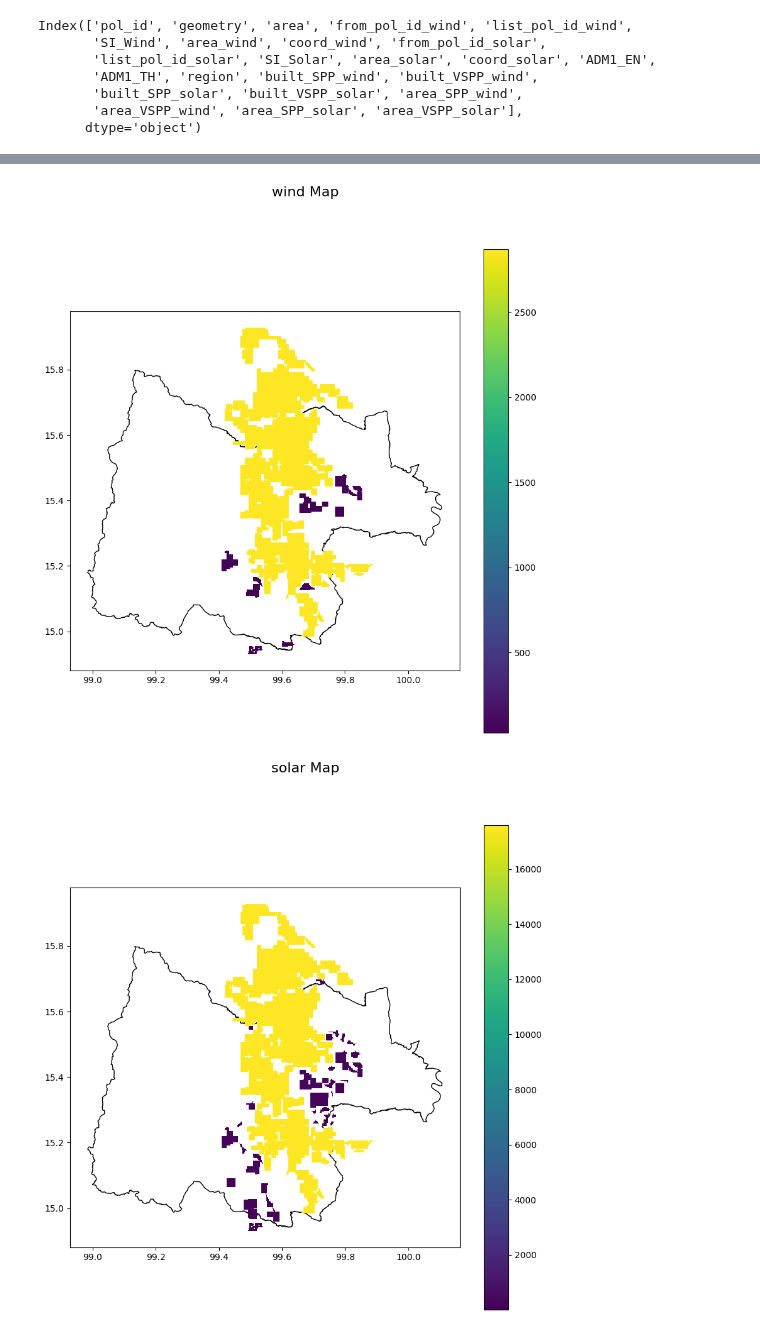
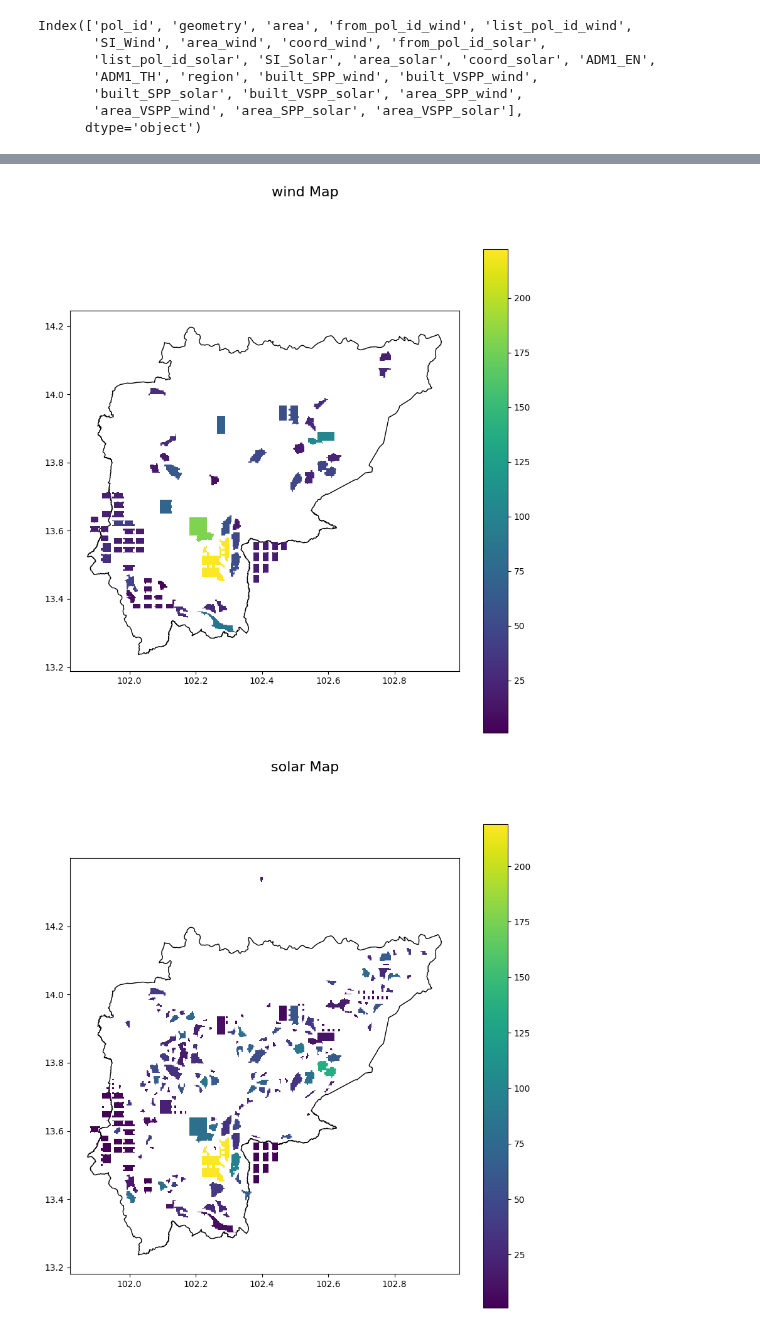
Before and after one commit to NarasetS/REPowerPlant_Siting, a Jupyter notebook: 12_SI_InvestmentMap_SolarWind.ipynb, the cells around one changed output, grey strips where cells are left out. Drawn from its saved outputs; the diff is of its cells as text; code cells hidden in the pictures.

```diff
--- a/12_SI_InvestmentMap_SolarWind.ipynb
+++ b/12_SI_InvestmentMap_SolarWind.ipynb
@@ -384,25 +407,25 @@ except:
 # %%
-province = 'อุทัยธานี'
+province = 'สระแก้ว'
 thailandmap = gpd.read_file('Data\\tha_admbnda_adm1_rtsd_20220121\\tha_admbnda_adm1_rtsd_20220121.shp')
 thailandmap.crs = {'init': 'epsg:4326'}
 specificarea = thailandmap.loc[thailandmap['ADM1_TH'] == province]
 bound = specificarea.unary_union.bounds
 
 
 try:
     fig, ax = plt.subplots(figsize=(10,10))
     fig.suptitle('wind Map', fontsize=16)
     specificarea.plot(ax = ax, color='none', edgecolor = 'black', zorder = 0)
     df.loc[(df['capacity_wind'] > 0) & (df['ADM1_TH'] == province)].plot(ax = ax,legend=True,zorder = 2,column = 'capacity_wind')
 except:
     None
 try:
     fig, ax = plt.subplots(figsize=(10,10))
     fig.suptitle('solar Map', fontsize=16)
     specificarea.plot(ax = ax, color='none', edgecolor = 'black', zorder = 0)
     df.loc[(df['capacity_solar'] > 0) & (df['ADM1_TH'] == province)].plot(ax = ax,legend=True,zorder = 3,column = 'capacity_solar')
 except:
     None
 # %% [output]
-[figure, old version]
+[figure, new version]
-[figure, old version]
+[figure, new version]
```
Also changed, not shown: parts of 9 cells of this notebook.
